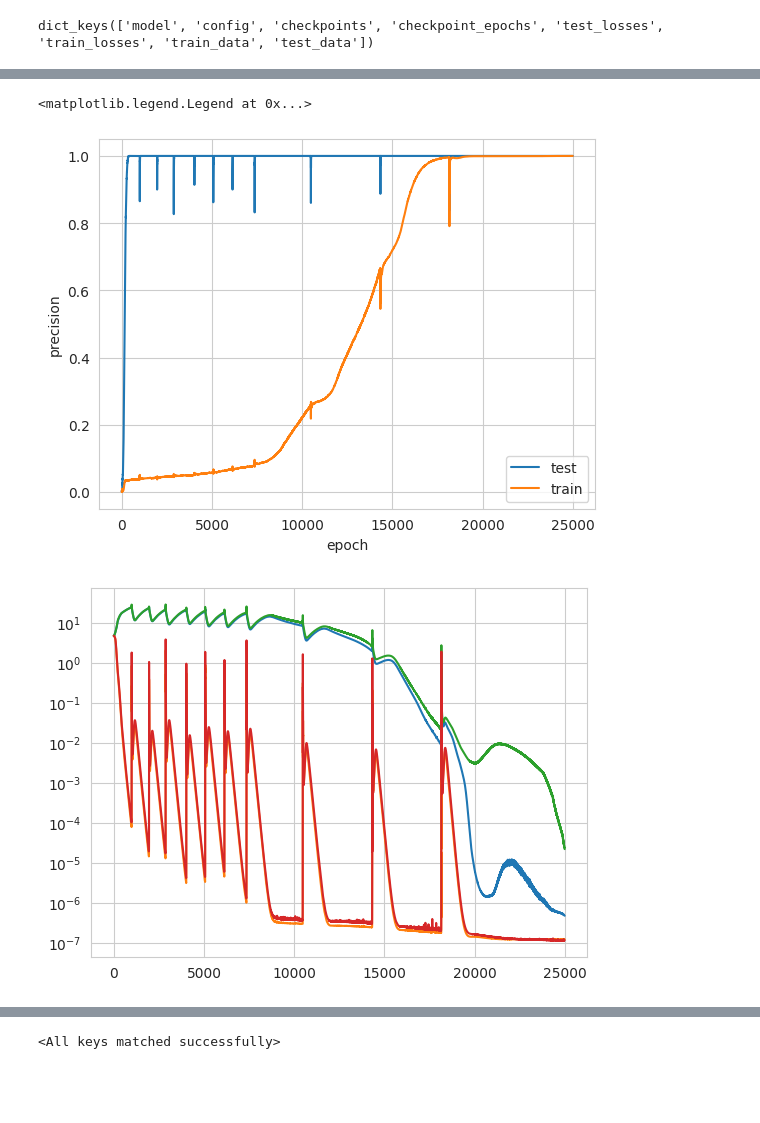
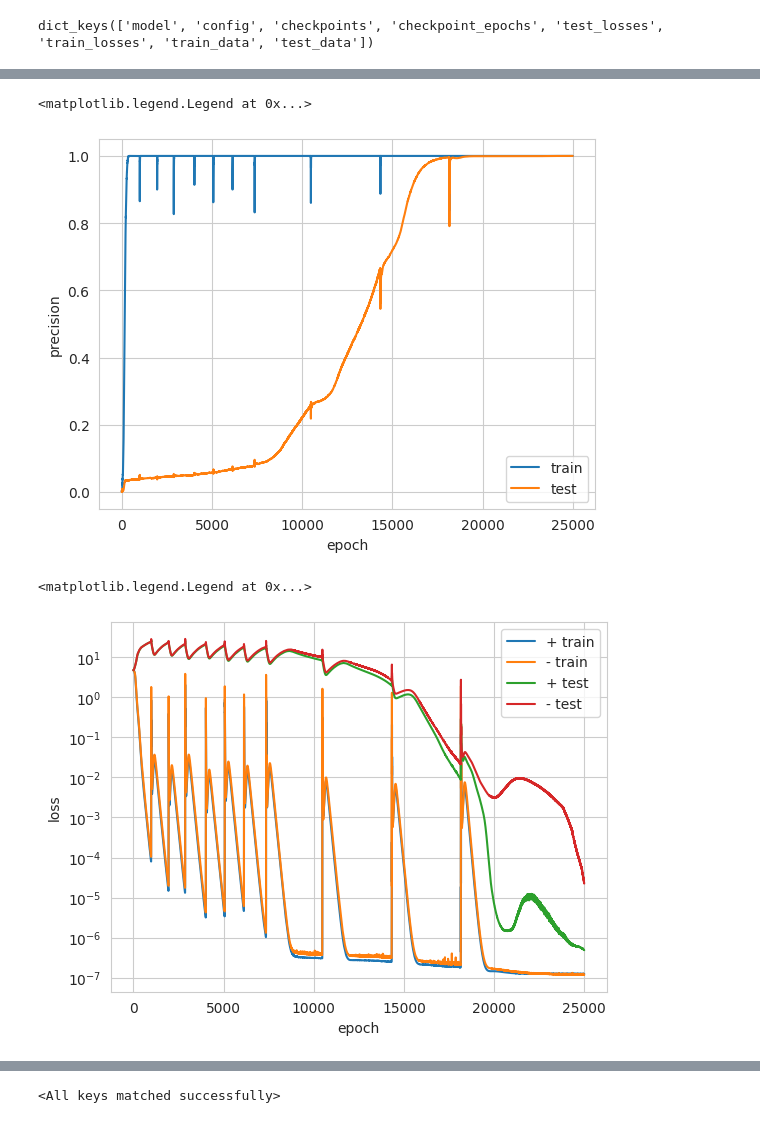
Before and after one commit to jtf9808/shared-circuit-formation, a Jupyter notebook: grokking/investigate_results.ipynb, the cells around one changed output, grey strips where cells are left out. Saved outputs shown, nothing was run; the diff lists cells and outputs as text; code cells hidden in the pictures; blank space fills up the shorter version.

```diff
--- a/grokking/investigate_results.ipynb
+++ b/grokking/investigate_results.ipynb
@@ -33,17 +35,21 @@ plt.legend(['test_loss', 'train_loss'])
 results.keys()
 plt.plot(results['train_precision_scores'])
 plt.plot(results['test_precision_scores'])
-
 plt.ylabel('precision')
 plt.xlabel('epoch')
-plt.legend(['test', 'train'])
+plt.legend(['train', 'test'])
 # %% [output]
 <matplotlib.legend.Legend at 0x...>
-[figure, old version]
+[figure, new version]
 # %%
 for operation in results['operations_losses']:
+    plt.plot(operation['train_losses'])
+for operation in results['operations_losses']:
     plt.plot(operation['test_losses'])
-    plt.plot(operation['train_losses'])
 plt.yscale('log')
+plt.ylabel('loss')
+plt.xlabel('epoch')
+plt.legend(['+ train', '- train', '+ test', '- test'])
 # %% [output]
+<matplotlib.legend.Legend at 0x...>
-[figure, old version]
+[figure, new version]
```
Also changed, not shown: parts of 15 cells of this notebook, 3 other files.
